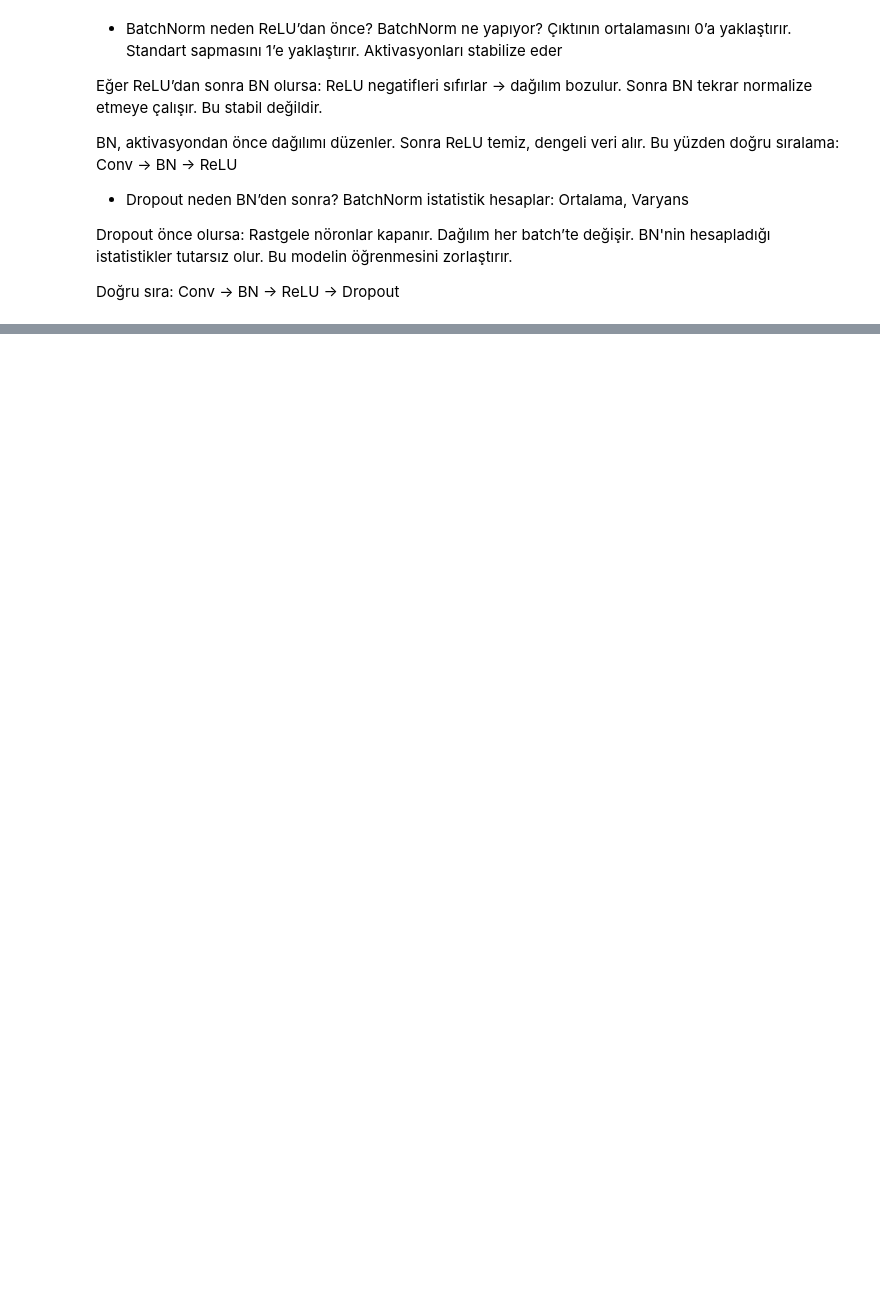
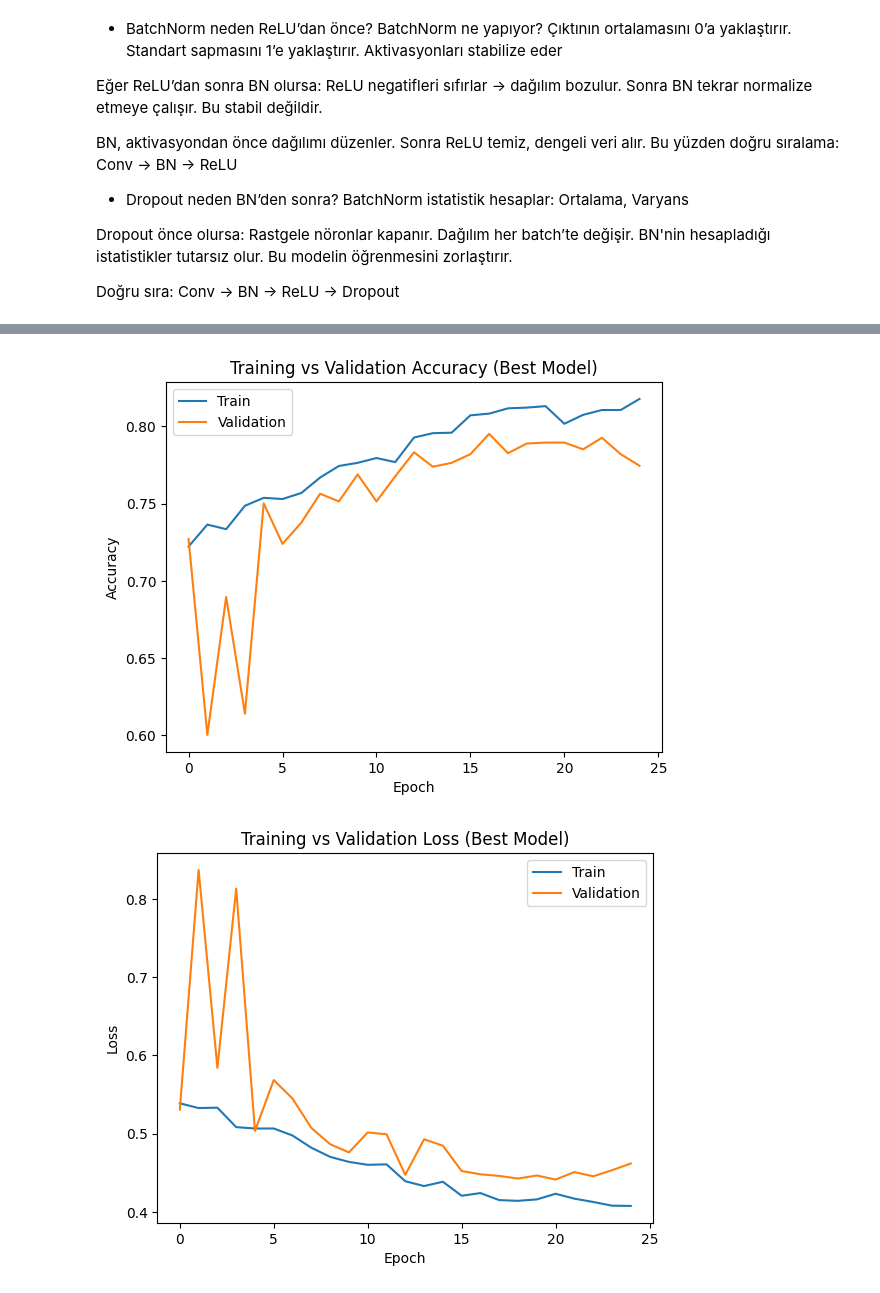
Before and after one commit to beyzahiz/Cats-Dogs-CNN-Classifier, a Jupyter notebook: Cats_Dogs.ipynb, the cells around one changed output, grey strips where cells are left out. Cells and saved outputs as stored; diff of their text form; code cells hidden in the pictures; blank space fills up the shorter version.

Commit message:
graphs and confusion matrix

```diff
--- a/Cats_Dogs.ipynb
+++ b/Cats_Dogs.ipynb
@@ -325,7 +325,7 @@ reduce_lr = ReduceLROnPlateau(
     verbose=1
 )
 
-history=model.fit(
+FinishHistory=model.fit(
     train_ds,
     validation_data=val_ds,
     epochs=25,
@@ -635,0 +587,33 @@ print(cm)
+# %%
+import matplotlib.pyplot as plt
+
+acc = FinishHistory.history["accuracy"]
+val_acc = FinishHistory.history["val_accuracy"]
+
+loss = FinishHistory.history["loss"]
+val_loss = FinishHistory.history["val_loss"]
+
+epochs_range = range(len(acc))
+
+# Accuracy Graph
+plt.figure()
+plt.plot(epochs_range, acc)
+plt.plot(epochs_range, val_acc)
+plt.title("Training vs Validation Accuracy (Best Model)")
+plt.xlabel("Epoch")
+plt.ylabel("Accuracy")
+plt.legend(["Train", "Validation"])
+plt.show()
+
+# Loss Graph
+plt.figure()
+plt.plot(epochs_range, loss)
+plt.plot(epochs_range, val_loss)
+plt.title("Training vs Validation Loss (Best Model)")
+plt.xlabel("Epoch")
+plt.ylabel("Loss")
+plt.legend(["Train", "Validation"])
+plt.show()
+# %% [output]
+[figure, added]
+[figure, added]
```
Also changed, not shown: parts of 14 cells of this notebook.
